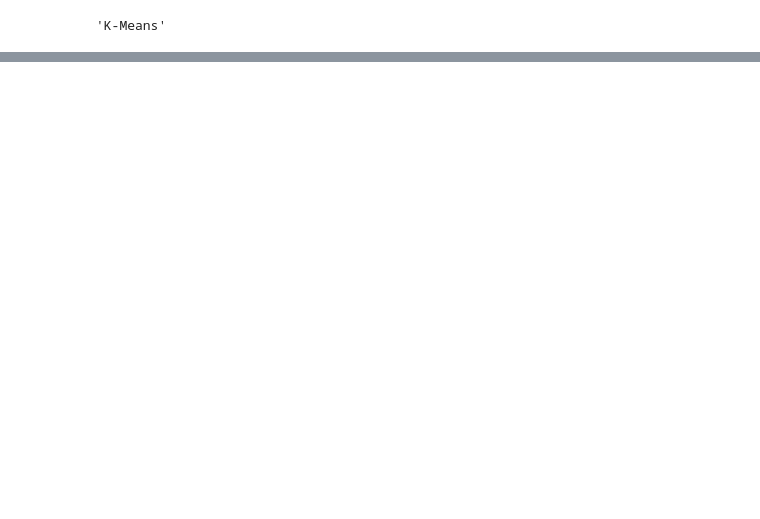
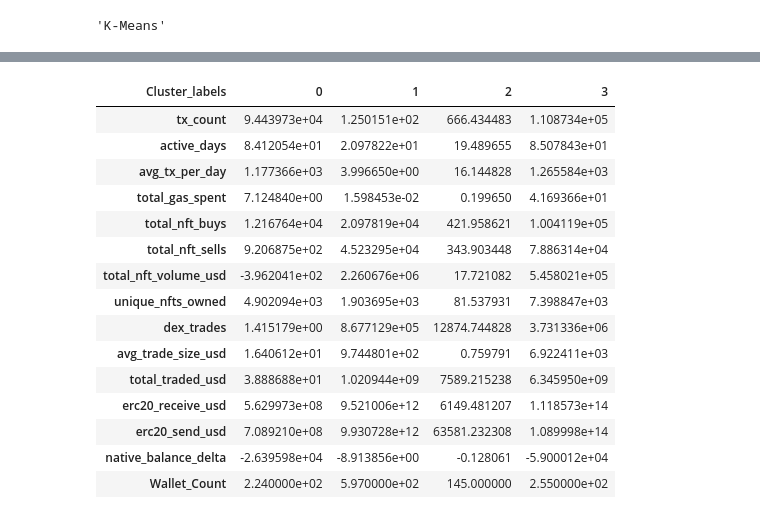
Before and after one commit to nice-bills/chain-segment, a Jupyter notebook: clustering_models.ipynb, the cells around one changed output, grey strips where cells are left out. Drawn from its saved outputs; the diff is of its cells as text; code cells hidden in the pictures; blank space fills up the shorter version.

```diff
--- a/clustering_models.ipynb
+++ b/clustering_models.ipynb
@@ -192,2 +210,24 @@ best_model_name
 # %%
 cluster_summary = df.groupby('Cluster_labels')[feature_cols].mean()
+
+cluster_counts = df['Cluster_labels'].value_counts().sort_index()
+cluster_summary['Wallet_Count'] = cluster_counts
+
+cluster_summary.T
+# %% [output]
+| Cluster_labels | 0 | 1 | 2 | 3 |
+| tx_count | 9.443973e+04 | 1.250151e+02 | 666.434483 | 1.108734e+05 |
+| active_days | 8.412054e+01 | 2.097822e+01 | 19.489655 | 8.507843e+01 |
+| avg_tx_per_day | 1.177366e+03 | 3.996650e+00 | 16.144828 | 1.265584e+03 |
+| total_gas_spent | 7.124840e+00 | 1.598453e-02 | 0.199650 | 4.169366e+01 |
+| total_nft_buys | 1.216764e+04 | 2.097819e+04 | 421.958621 | 1.004119e+05 |
+| total_nft_sells | 9.206875e+02 | 4.523295e+04 | 343.903448 | 7.886314e+04 |
+| total_nft_volume_usd | -3.962041e+02 | 2.260676e+06 | 17.721082 | 5.458021e+05 |
+| unique_nfts_owned | 4.902094e+03 | 1.903695e+03 | 81.537931 | 7.398847e+03 |
+| dex_trades | 1.415179e+00 | 8.677129e+05 | 12874.744828 | 3.731336e+06 |
+| avg_trade_size_usd | 1.640612e+01 | 9.744801e+02 | 0.759791 | 6.922411e+03 |
+| total_traded_usd | 3.888688e+01 | 1.020944e+09 | 7589.215238 | 6.345950e+09 |
+| erc20_receive_usd | 5.629973e+08 | 9.521006e+12 | 6149.481207 | 1.118573e+14 |
+| erc20_send_usd | 7.089210e+08 | 9.930728e+12 | 63581.232308 | 1.089998e+14 |
+| native_balance_delta | -2.639598e+04 | -8.913856e+00 | -0.128061 | -5.900012e+04 |
+| Wallet_Count | 2.240000e+02 | 5.970000e+02 | 145.000000 | 2.550000e+02 |
```
Also changed, not shown: parts of 11 cells of this notebook.
